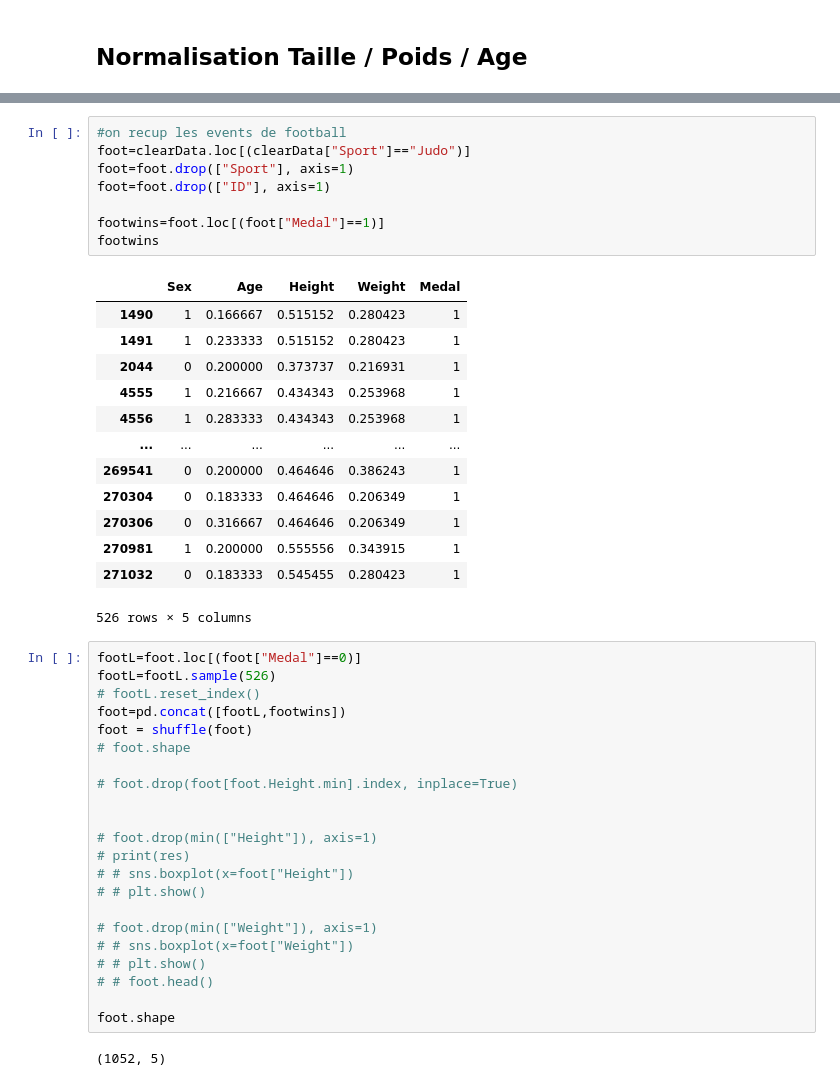
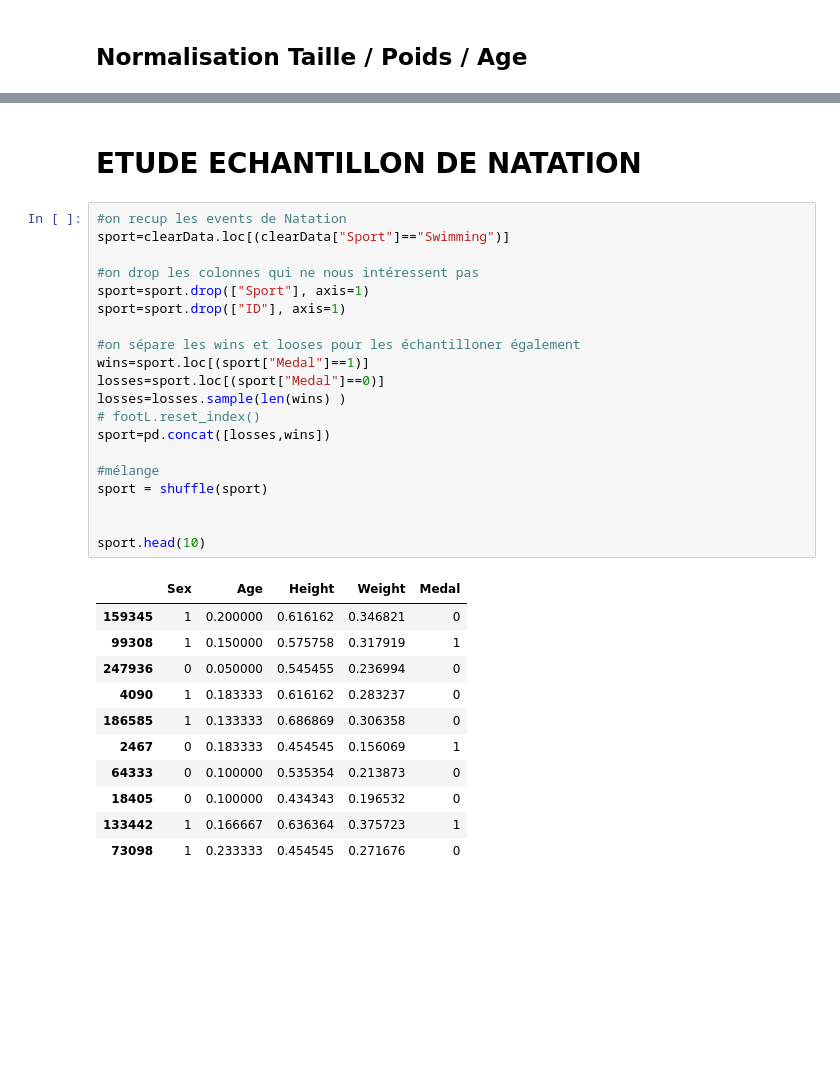
Before and after one commit to NT-me/CFA_Data_Science, a Jupyter notebook: main.ipynb, the cells around one changed output, grey strips where cells are left out. Drawn from its saved outputs; the diff is of its cells as text; blank space fills up the shorter version.

```diff
--- a/main.ipynb
+++ b/main.ipynb
@@ -219,46 +273,34 @@ plt.show()
-# %%
-#on recup les events de football
-foot=clearData.loc[(clearData["Sport"]=="Judo")]
-foot=foot.drop(["Sport"], axis=1)
-foot=foot.drop(["ID"], axis=1)
-
-footwins=foot.loc[(foot["Medal"]==1)]
-footwins
-# %% [output]
-|  | Sex | Age | Height | Weight | Medal |
-| 1490 | 1 | 0.166667 | 0.515152 | 0.280423 | 1 |
-| 1491 | 1 | 0.233333 | 0.515152 | 0.280423 | 1 |
-| 2044 | 0 | 0.200000 | 0.373737 | 0.216931 | 1 |
-| 4555 | 1 | 0.216667 | 0.434343 | 0.253968 | 1 |
-| 4556 | 1 | 0.283333 | 0.434343 | 0.253968 | 1 |
-| ... | ... | ... | ... | ... | ... |
-| 269541 | 0 | 0.200000 | 0.464646 | 0.386243 | 1 |
-| 270304 | 0 | 0.183333 | 0.464646 | 0.206349 | 1 |
-| 270306 | 0 | 0.316667 | 0.464646 | 0.206349 | 1 |
-| 270981 | 1 | 0.200000 | 0.555556 | 0.343915 | 1 |
-| 271032 | 0 | 0.183333 | 0.545455 | 0.280423 | 1 |
-526 rows × 5 columns
-# %%
-footL=foot.loc[(foot["Medal"]==0)]
-footL=footL.sample(526)
-# footL.reset_index()
-foot=pd.concat([footL,footwins])
-foot = shuffle(foot)
-# foot.shape
-
-# foot.drop(foot[foot.Height.min].index, inplace=True)
-
-
-# foot.drop(min(["Height"]), axis=1)
-# print(res)
-# # sns.boxplot(x=foot["Height"])
-# # plt.show()
-
-# foot.drop(min(["Weight"]), axis=1)
-# # sns.boxplot(x=foot["Weight"])
-# # plt.show()
-# # foot.head()
-
-foot.shape
-# %% [output]
-(1052, 5)
+# %% [markdown]
+# ETUDE ECHANTILLON DE NATATION
+# %%
+#on recup les events de Natation
+sport=clearData.loc[(clearData["Sport"]=="Swimming")]
+
+#on drop les colonnes qui ne nous intéressent pas
+sport=sport.drop(["Sport"], axis=1)
+sport=sport.drop(["ID"], axis=1)
+
+#on sépare les wins et looses pour les échantilloner également
+wins=sport.loc[(sport["Medal"]==1)]
+losses=sport.loc[(sport["Medal"]==0)]
+losses=losses.sample(len(wins) )
+# footL.reset_index()
+sport=pd.concat([losses,wins])
+
+#mélange
+sport = shuffle(sport)
+
+
+sport.head(10)
+# %% [output]
+|  | Sex | Age | Height | Weight | Medal |
+| 159345 | 1 | 0.200000 | 0.616162 | 0.346821 | 0 |
+| 99308 | 1 | 0.150000 | 0.575758 | 0.317919 | 1 |
+| 247936 | 0 | 0.050000 | 0.545455 | 0.236994 | 0 |
+| 4090 | 1 | 0.183333 | 0.616162 | 0.283237 | 0 |
+| 186585 | 1 | 0.133333 | 0.686869 | 0.306358 | 0 |
+| 2467 | 0 | 0.183333 | 0.454545 | 0.156069 | 1 |
+| 64333 | 0 | 0.100000 | 0.535354 | 0.213873 | 0 |
+| 18405 | 0 | 0.100000 | 0.434343 | 0.196532 | 0 |
+| 133442 | 1 | 0.166667 | 0.636364 | 0.375723 | 1 |
+| 73098 | 1 | 0.233333 | 0.454545 | 0.271676 | 0 |
```
Also changed, not shown: parts of 34 cells of this notebook.
